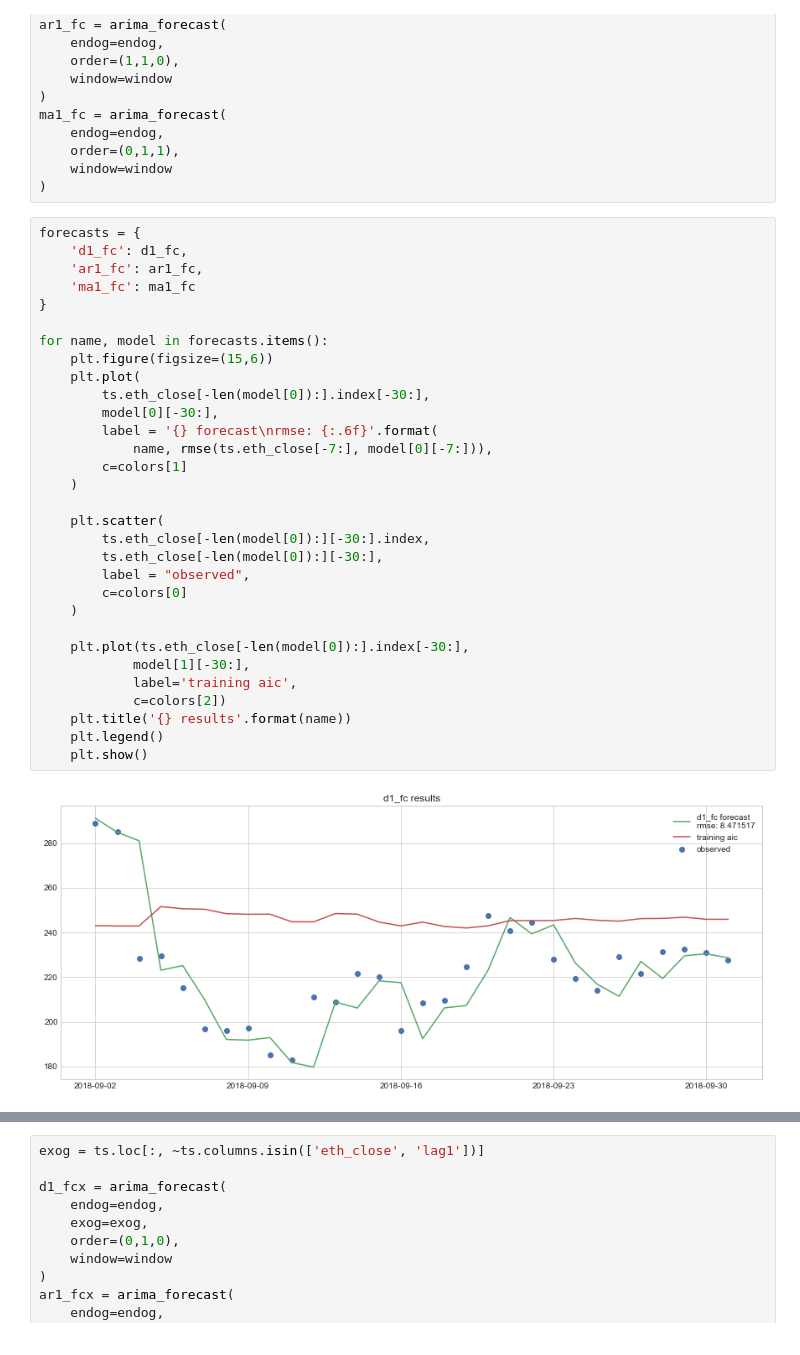
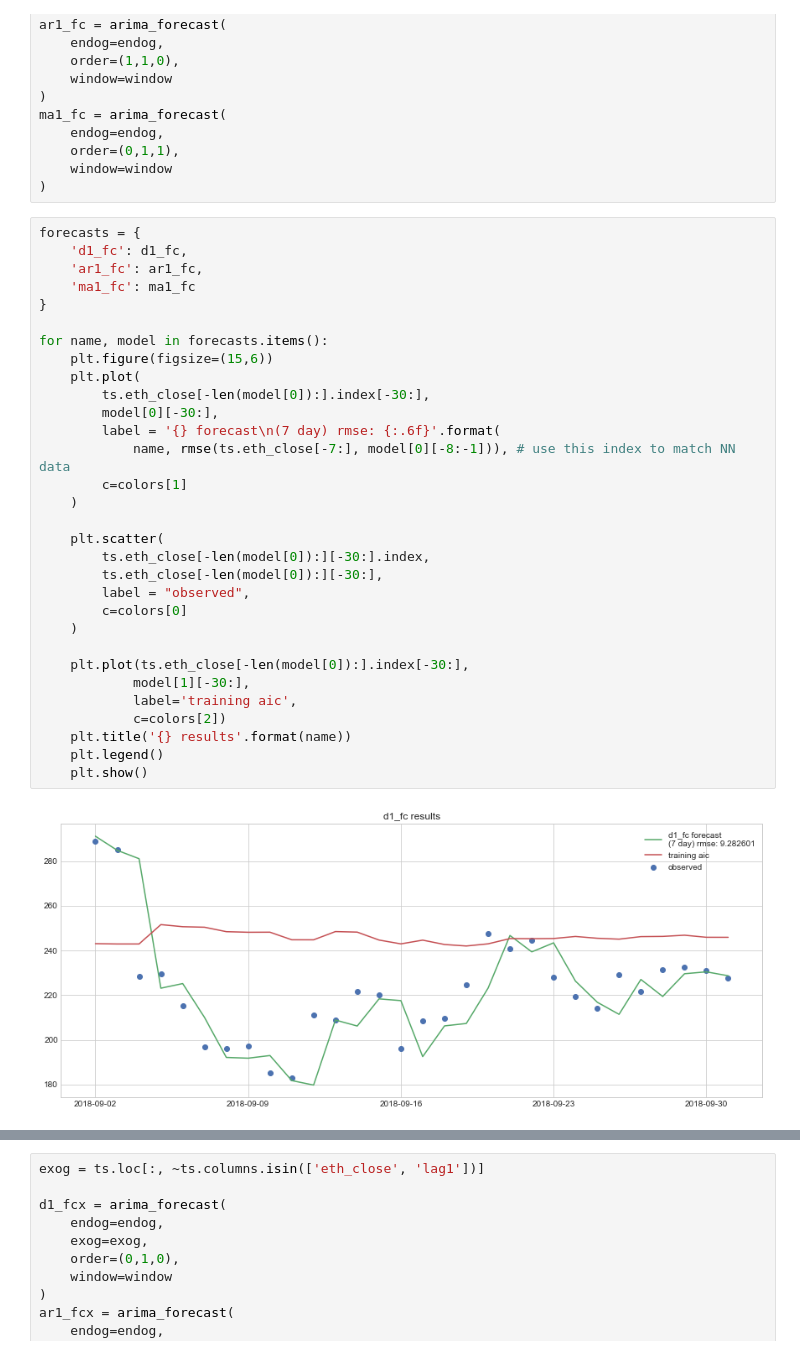
Before and after one commit to brianmcguckin/thinkful_final_capstone, a Jupyter notebook: Ethereum Time Series Analysis.ipynb, the cells around one changed output, grey strips where cells are left out. Cells and saved outputs as stored; diff of their text form.

Commit message:
fix lstm data

```diff
--- a/Ethereum Time Series Analysis.ipynb
+++ b/Ethereum Time Series Analysis.ipynb
@@ -574,33 +587,33 @@ ma1_fc = arima_forecast(
 # %%
 forecasts = {
     'd1_fc': d1_fc,
     'ar1_fc': ar1_fc,
     'ma1_fc': ma1_fc
 }
 
 for name, model in forecasts.items():
     plt.figure(figsize=(15,6))
     plt.plot(
         ts.eth_close[-len(model[0]):].index[-30:],
         model[0][-30:],
-        label = '{} forecast\nrmse: {:.6f}'.format(
-            name, rmse(ts.eth_close[-7:], model[0][-7:])),
+        label = '{} forecast\n(7 day) rmse: {:.6f}'.format(
+            name, rmse(ts.eth_close[-7:], model[0][-8:-1])), # use this index to match NN data
         c=colors[1]
     )
 
     plt.scatter(
         ts.eth_close[-len(model[0]):][-30:].index,
         ts.eth_close[-len(model[0]):][-30:],
         label = "observed",
         c=colors[0]
     )
 
     plt.plot(ts.eth_close[-len(model[0]):].index[-30:],
             model[1][-30:],
             label='training aic',
             c=colors[2])
     plt.title('{} results'.format(name))
     plt.legend()
     plt.show()
 # %% [output]
-[figure, old version]
+[figure, new version]
```
Also changed, not shown: parts of 20 cells of this notebook.
